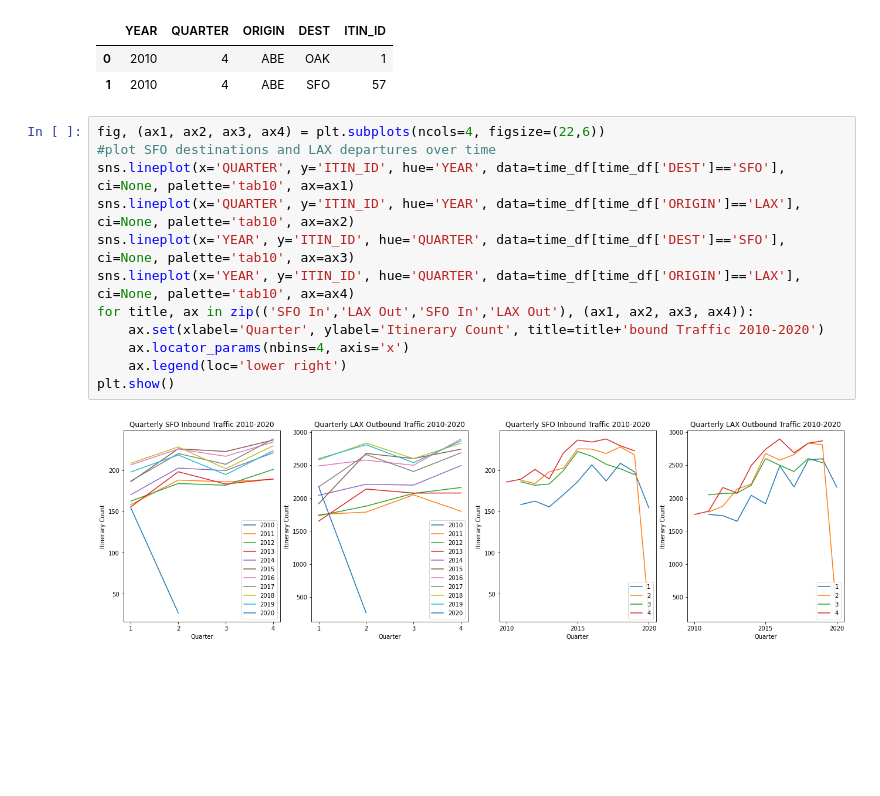
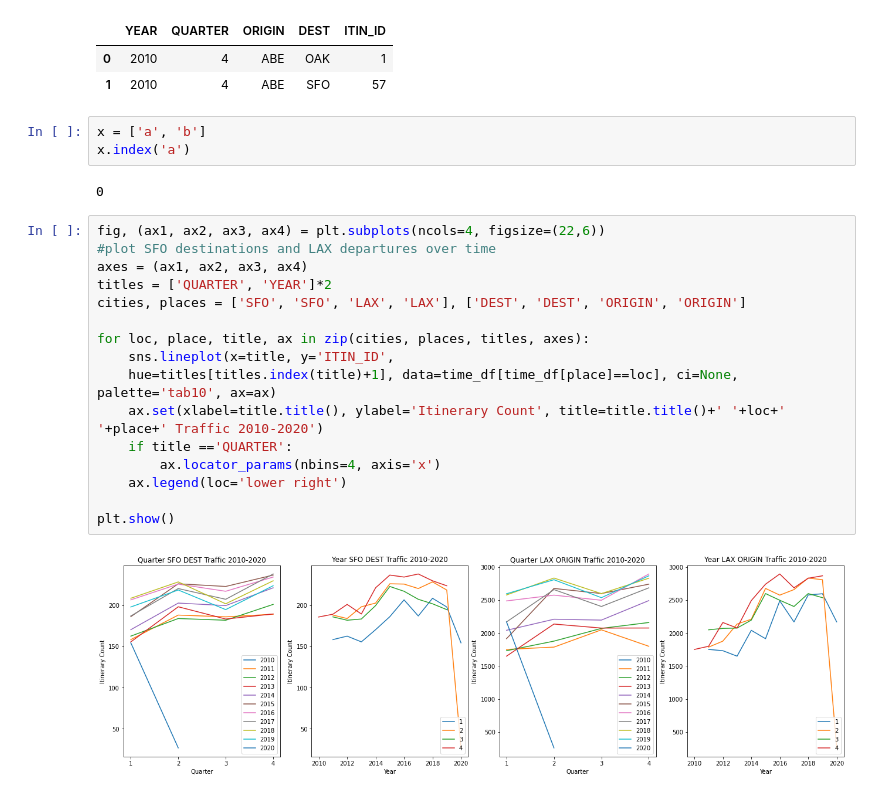
Before and after one commit to siawayforward/DS4A-group-project, a Jupyter notebook: data-exploration-airports.ipynb, the cells around one changed output. Cells and saved outputs as stored; diff of their text form; blank space fills up the shorter version.

Commit message:
updated graphs and labels

```diff
--- a/data-exploration-airports.ipynb
+++ b/data-exploration-airports.ipynb
@@ -168,18 +168,27 @@ time_df.head(2)
 |  | YEAR | QUARTER | ORIGIN | DEST | ITIN_ID |
 | 0 | 2010 | 4 | ABE | OAK | 1 |
 | 1 | 2010 | 4 | ABE | SFO | 57 |
+# %%
+x = ['a', 'b']
+x.index('a')
+# %% [output]
+0
 # %%
 fig, (ax1, ax2, ax3, ax4) = plt.subplots(ncols=4, figsize=(22,6))
 #plot SFO destinations and LAX departures over time
-sns.lineplot(x='QUARTER', y='ITIN_ID', hue='YEAR', data=time_df[time_df['DEST']=='SFO'], ci=None, palette='tab10', ax=ax1)
-sns.lineplot(x='QUARTER', y='ITIN_ID', hue='YEAR', data=time_df[time_df['ORIGIN']=='LAX'], ci=None, palette='tab10', ax=ax2)
-sns.lineplot(x='YEAR', y='ITIN_ID', hue='QUARTER', data=time_df[time_df['DEST']=='SFO'], ci=None, palette='tab10', ax=ax3)
-sns.lineplot(x='YEAR', y='ITIN_ID', hue='QUARTER', data=time_df[time_df['ORIGIN']=='LAX'], ci=None, palette='tab10', ax=ax4)
-for title, ax in zip(('SFO In','LAX Out','SFO In','LAX Out'), (ax1, ax2, ax3, ax4)):
-    ax.set(xlabel='Quarter', ylabel='Itinerary Count', title=title+'bound Traffic 2010-2020')
-    ax.locator_params(nbins=4, axis='x')
+axes = (ax1, ax2, ax3, ax4)
+titles = ['QUARTER', 'YEAR']*2
+cities, places = ['SFO', 'SFO', 'LAX', 'LAX'], ['DEST', 'DEST', 'ORIGIN', 'ORIGIN']
+
+for loc, place, title, ax in zip(cities, places, titles, axes):
+    sns.lineplot(x=title, y='ITIN_ID',
+    hue=titles[titles.index(title)+1], data=time_df[time_df[place]==loc], ci=None, palette='tab10', ax=ax)
+    ax.set(xlabel=title.title(), ylabel='Itinerary Count', title=title.title()+' '+loc+' '+place+' Traffic 2010-2020')
+    if title =='QUARTER':
+        ax.locator_params(nbins=4, axis='x')
     ax.legend(loc='lower right')
+
 plt.show()
 # %% [output]
-[figure, old version]
+[figure, new version]
 # %% [markdown]
```
Also changed, not shown: parts of 5 cells of this notebook.
